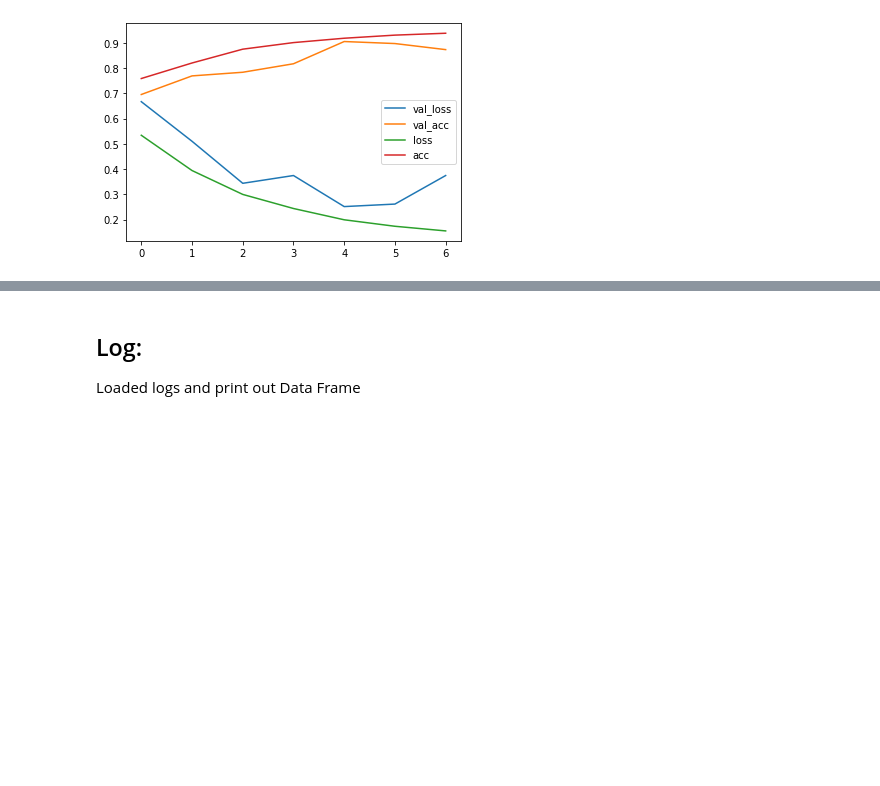
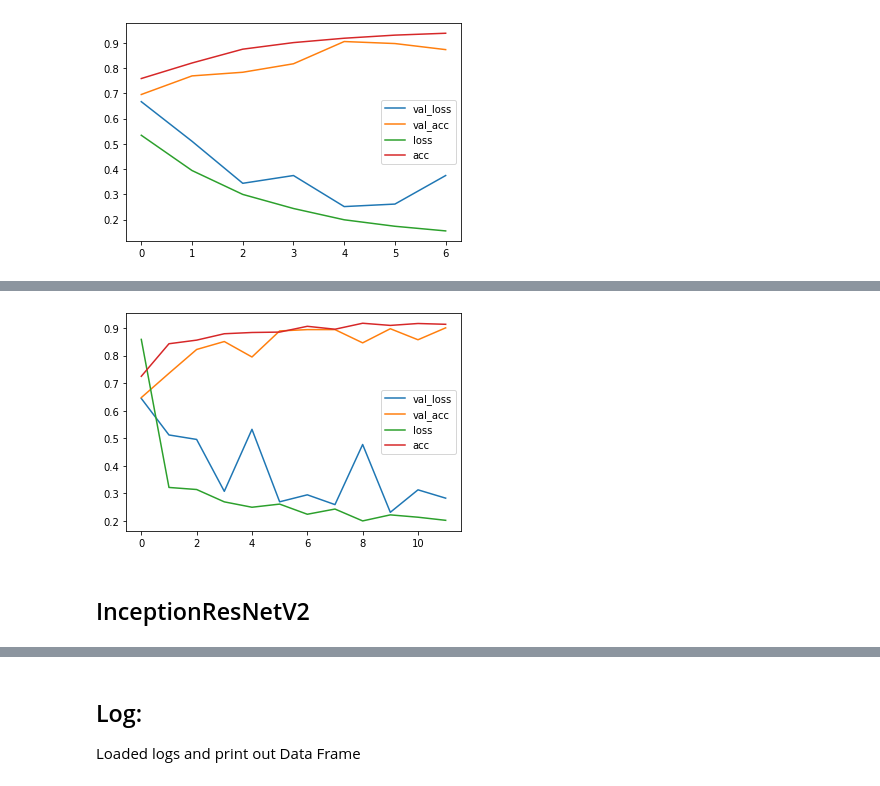
Before and after one commit to Jesse989/pneumonia, a Jupyter notebook: initial.ipynb, the cells around one changed output, grey strips where cells are left out. Cells and saved outputs as stored; diff of their text form; code cells hidden in the pictures; blank space fills up the shorter version.

```diff
--- a/initial.ipynb
+++ b/initial.ipynb
@@ -525,0 +601,7 @@ Log(model, '256 batchs with early stopping callbacks and 200 epochs', path=path)
+# %%
+model_pretrained = get_pretrained_model()
+history = model_pretrained.fit_generator(train_gen,
+                              steps_per_epoch=20,
+                              epochs=30,
+                              validation_data=test_gen,
+                              callbacks=my_callbacks)
@@ -525,0 +626,3 @@ Log(model, '256 batchs with early stopping callbacks and 200 epochs', path=path)
+# %%
+evaluate_model(model_pretrained, history)
+# %% [output]
@@ -525,0 +631 @@ Log(model, '256 batchs with early stopping callbacks and 200 epochs', path=path)
+[figure, added]
@@ -525,0 +635,2 @@ Log(model, '256 batchs with early stopping callbacks and 200 epochs', path=path)
+# %% [markdown]
+## InceptionResNetV2
```
Also changed, not shown: parts of 34 cells of this notebook.
